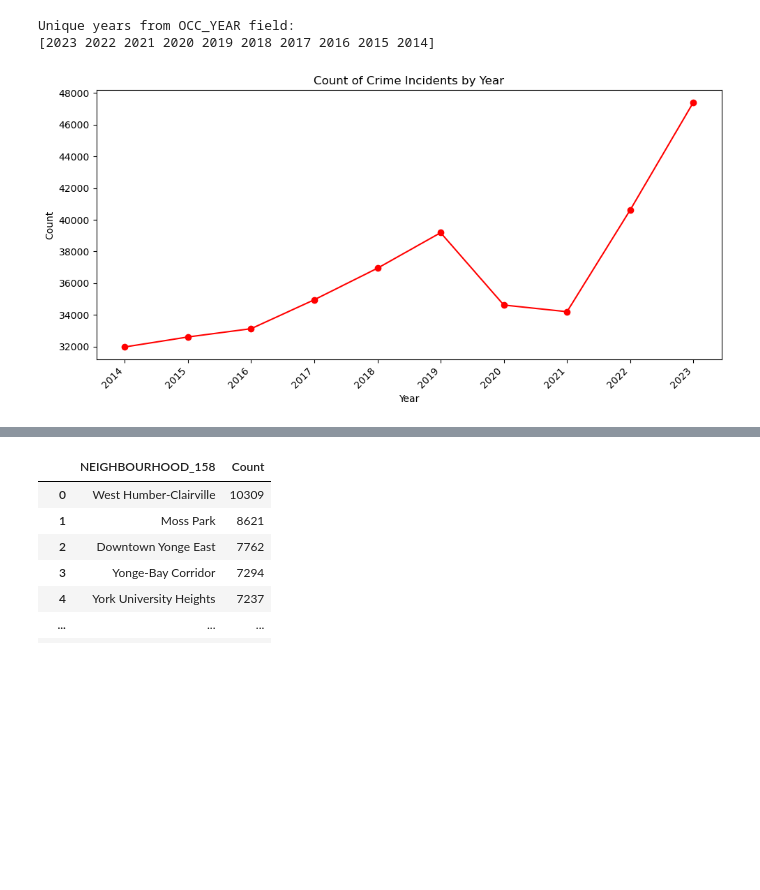
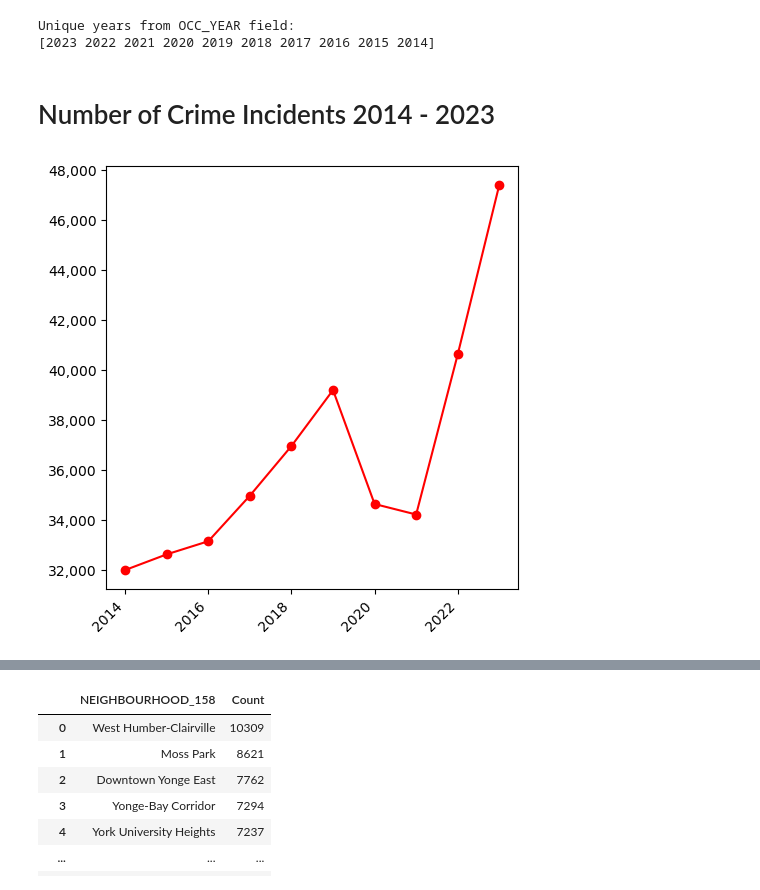
Before and after one commit to rentruong/ENGO645_TorontoCrimeAnalysis, a Jupyter notebook: DataExploration.ipynb, the cells around one changed output, grey strips where cells are left out. Saved outputs shown, nothing was run; the diff lists cells and outputs as text; code cells hidden in the pictures; blank space fills up the shorter version.

Commit message:
Modified outputs. Normalized data.

```diff
--- a/DataExploration.ipynb
+++ b/DataExploration.ipynb
@@ -1,7 +1,7 @@
 # %%
 # set workspace
 WhoIsWorking = "RT"
-WorkLocation = "Home"
+WorkLocation = "School"
 
 if WhoIsWorking == "RT":
     if WorkLocation == "Home":
@@ -45,23 +45,32 @@ print(unique_years)
 # %% [output]
 Unique years from OCC_YEAR field:
 [2023 2022 2021 2020 2019 2018 2017 2016 2015 2014]
+# %% [markdown]
+# Number of Crime Incidents 2014 - 2023
 # %%
+import matplotlib.pyplot as plt
+from matplotlib.ticker import StrMethodFormatter
+
 # Group by year and count occurrences
 grouped_data_YEAR = MCI_data.groupby('OCC_YEAR').size()
 
 # Plot line chart
-plt.figure(figsize=(10, 5))  # Adjusting figure size for better visualization
+plt.figure(figsize=(5, 5))  # Adjusting figure size for better visualization
 plt.plot(grouped_data_YEAR.index, grouped_data_YEAR, marker='o', color='red', linestyle='-')
-plt.title('Count of Crime Incidents by Year')
-plt.xlabel('Year')
-plt.ylabel('Count')
-plt.xticks(grouped_data_YEAR.index, rotation=45, ha='right')  # Setting x-axis ticks and labels
+plt.title('')
+plt.xlabel('')
+plt.ylabel('')
+
+# Format y-axis labels with thousand separators
+plt.gca().yaxis.set_major_formatter(StrMethodFormatter('{x:,.0f}'))
+
+plt.xticks(rotation=45, ha='right')  # Setting x-axis ticks and labels
 
 # Label each point with its respective count (adjusting position above the points)
 #for x, y in zip(grouped_data_YEAR.index, grouped_data_YEAR):
 #    plt.text(x, y + 600, '%d' % y, ha='center', va='bottom')  # Adjusting y-coordinate to move label above point further
 
 plt.tight_layout()
 plt.show()
 # %% [output]
-[figure, old version]
+[figure, new version]
```
Also changed, not shown: parts of 33 cells of this notebook.
